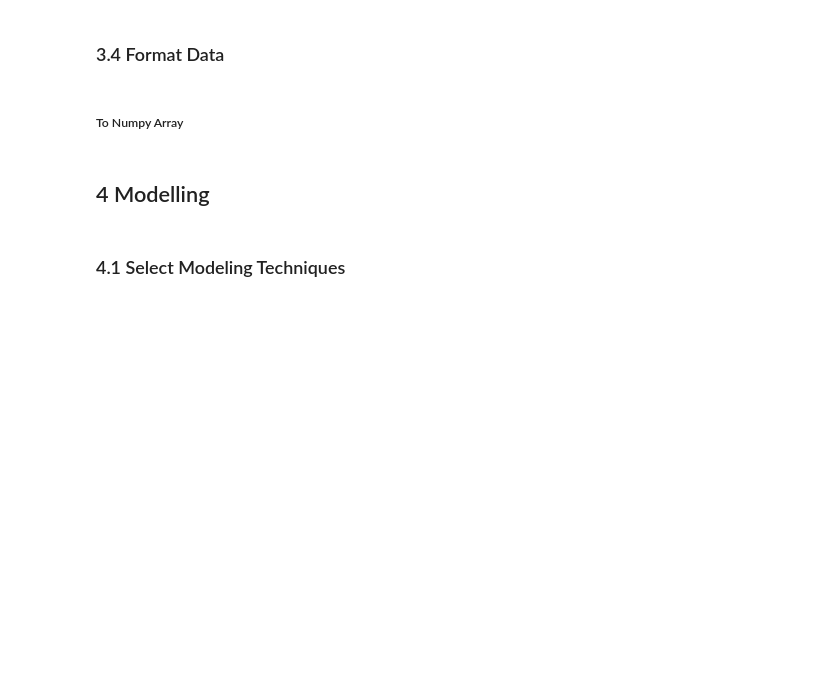
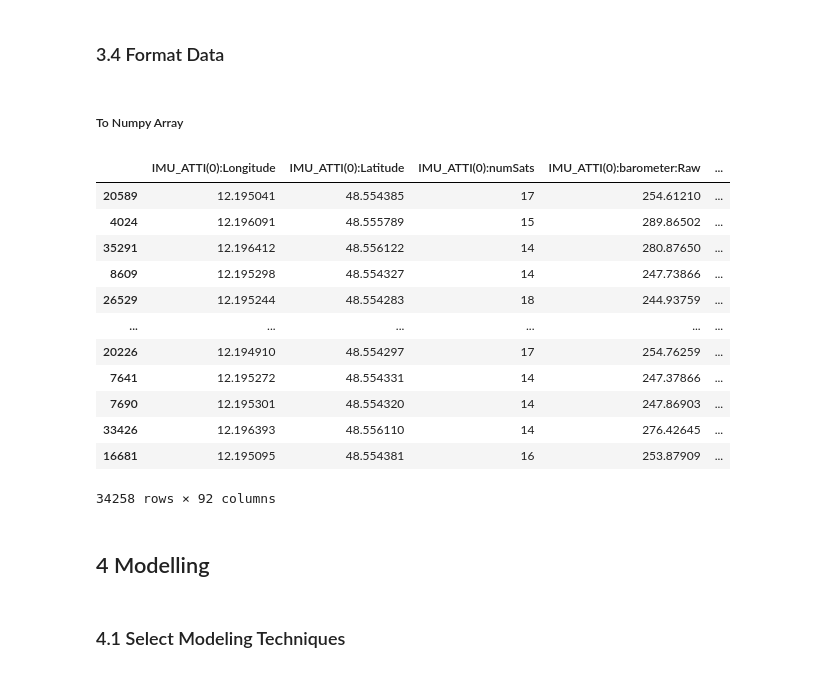
Before and after one commit to ChristopherNagl/MachineLearningDrohne, a Jupyter notebook: Drohne ohne Datensätze/Drohne_CRISP_DM_final.ipynb, the cells around one changed output. Drawn from its saved outputs; the diff is of its cells as text; code cells hidden in the pictures; blank space fills up the shorter version.

```diff
--- a/Drohne ohne Datensätze/Drohne_CRISP_DM_final.ipynb
+++ b/Drohne ohne Datensätze/Drohne_CRISP_DM_final.ipynb
@@ -534,7 +555,22 @@ df_y
 # %%
 #Umwandlung von Dataframe zu Array, um darauf mathematische Funktionen anzuwenden
 
 import numpy as np
 from sklearn.model_selection import train_test_split
-df_x = np.array(df_x)
-df_y = np.array(df_y)
+X_train, X_test, y_train, y_test = train_test_split(df_x, df_y, test_size=0.33, random_state=42)
+
+X_test
+# %% [output]
+|  | IMU_ATTI(0):Longitude | IMU_ATTI(0):Latitude | IMU_ATTI(0):numSats | IMU_ATTI(0):barometer:Raw | ... |
+| 20589 | 12.195041 | 48.554385 | 17 | 254.61210 | ... |
+| 4024 | 12.196091 | 48.555789 | 15 | 289.86502 | ... |
+| 35291 | 12.196412 | 48.556122 | 14 | 280.87650 | ... |
+| 8609 | 12.195298 | 48.554327 | 14 | 247.73866 | ... |
+| 26529 | 12.195244 | 48.554283 | 18 | 244.93759 | ... |
+| ... | ... | ... | ... | ... | ... |
+| 20226 | 12.194910 | 48.554297 | 17 | 254.76259 | ... |
+| 7641 | 12.195272 | 48.554331 | 14 | 247.37866 | ... |
+| 7690 | 12.195301 | 48.554320 | 14 | 247.86903 | ... |
+| 33426 | 12.196393 | 48.556110 | 14 | 276.42645 | ... |
+| 16681 | 12.195095 | 48.554381 | 16 | 253.87909 | ... |
+34258 rows × 92 columns
```
Also changed, not shown: parts of 32 cells of this notebook.
